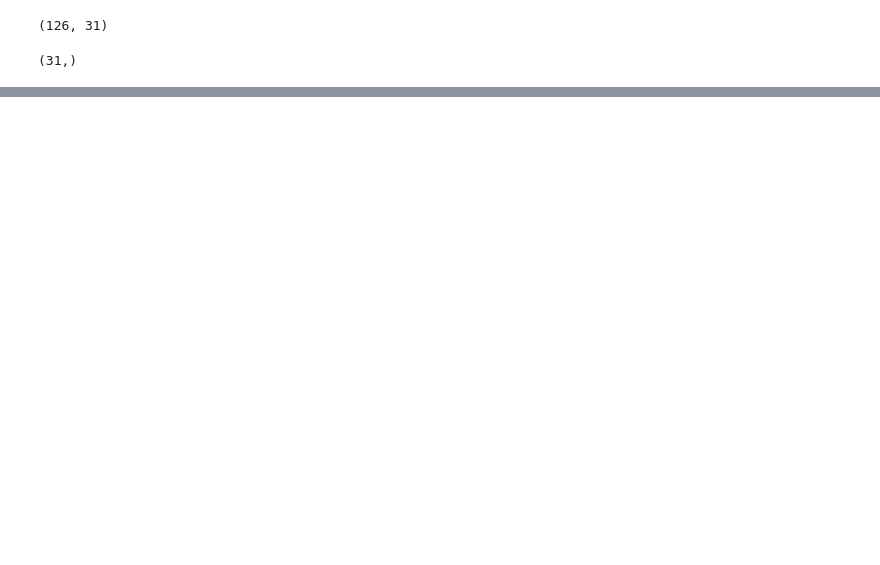
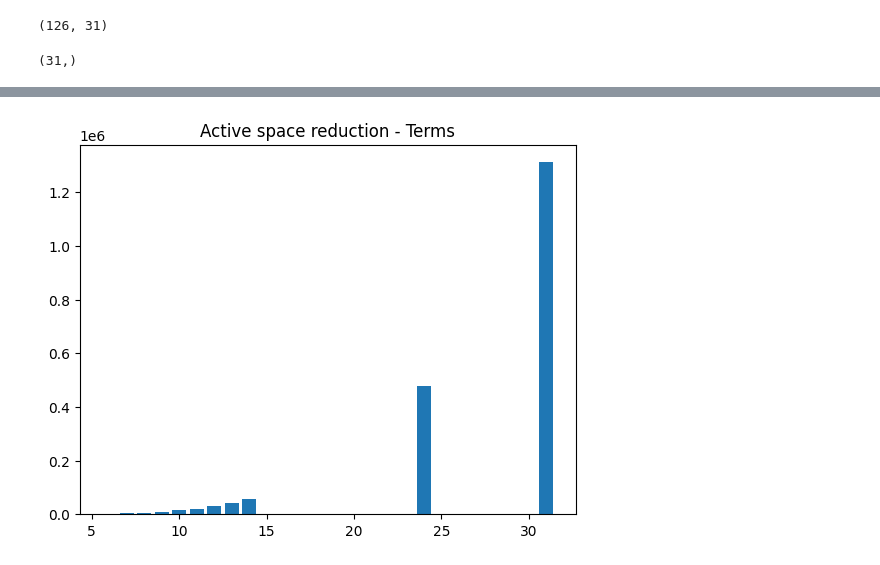
Before and after one commit to UCL-CCS/Nbed, a Jupyter notebook: pfas.ipynb, the cells around one changed output, grey strips where cells are left out. Drawn from its saved outputs; the diff is of its cells as text; code cells hidden in the pictures; blank space fills up the shorter version.

```diff
--- a/pfas.ipynb
+++ b/pfas.ipynb
@@ -173,4 +250,12 @@ plt.show()
+# %%
+active_sizes = [i for i in range(6, driver.localized_system.shells[0])] + driver.localized_system.shells
 # %%
 from nbed.ham_builder import HamiltonianBuilder
-hb = HamiltonianBuilder(driver.embedded_scf[0], constant_e_shift=driver.classical_energy[0])
-hb.build(taper=True, core_indices=[0,1,2], active_indices=[i for i in range(3,15)])
+from openfermion.utils import count_qubits
+resources = {"n_terms": [], "n_qubits": []}
+
+for i in active_sizes:
+    hb = HamiltonianBuilder(driver.embedded_scf[0], constant_e_shift=driver.classical_energy[0])
+    qham = hb.build(taper=True, core_indices=[], active_indices=[i for i in range(i)])
+    resources["n_terms"].append(len(qham.terms))
+    resources["n_qubits"].append(count_qubits(qham))
@@ -195,0 +262,8 @@ hb.build(taper=True, core_indices=[0,1,2], active_indices=[i for i in range(3,15
+# %%
+import matplotlib.pyplot as plt
+
+plt.bar(active_sizes, resources["n_terms"])
+plt.title("Active space reduction - Terms")
+plt.show()
+# %% [output]
+[figure, added]
```
Also changed, not shown: parts of 18 cells of this notebook.
